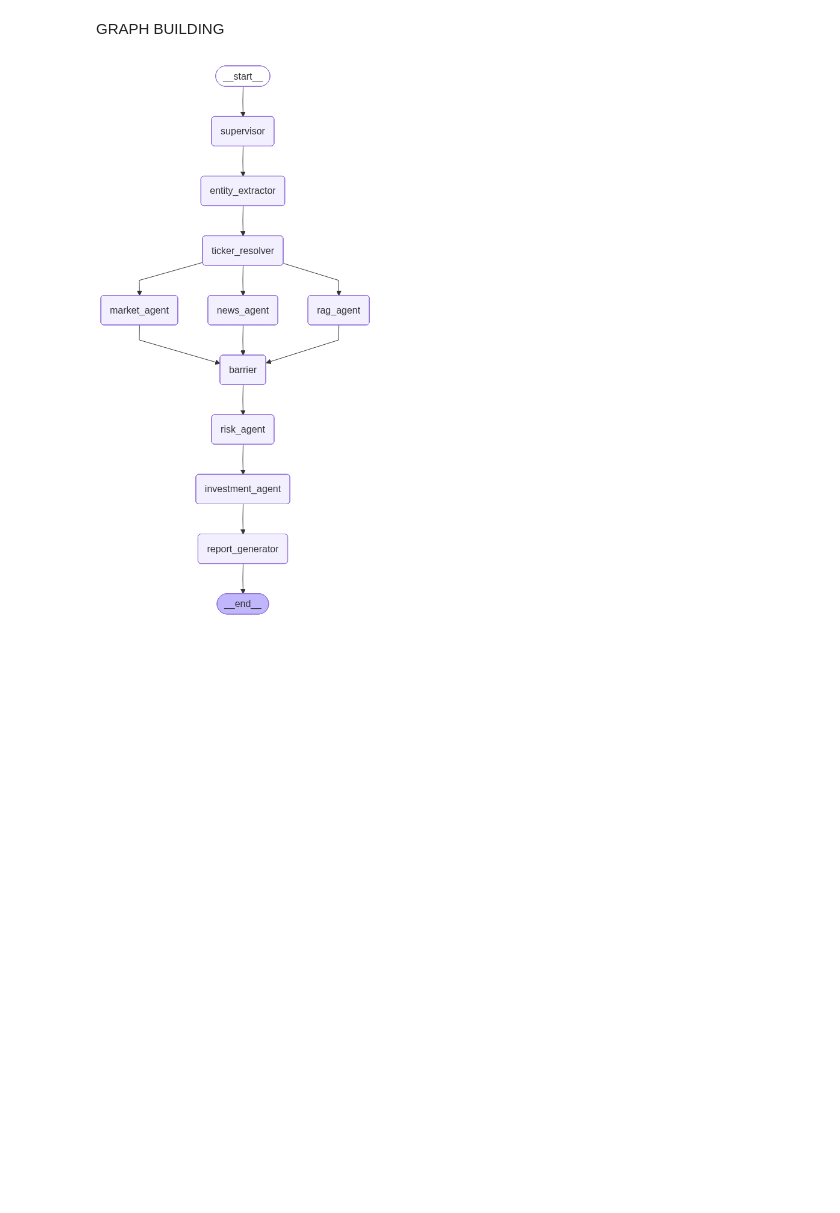
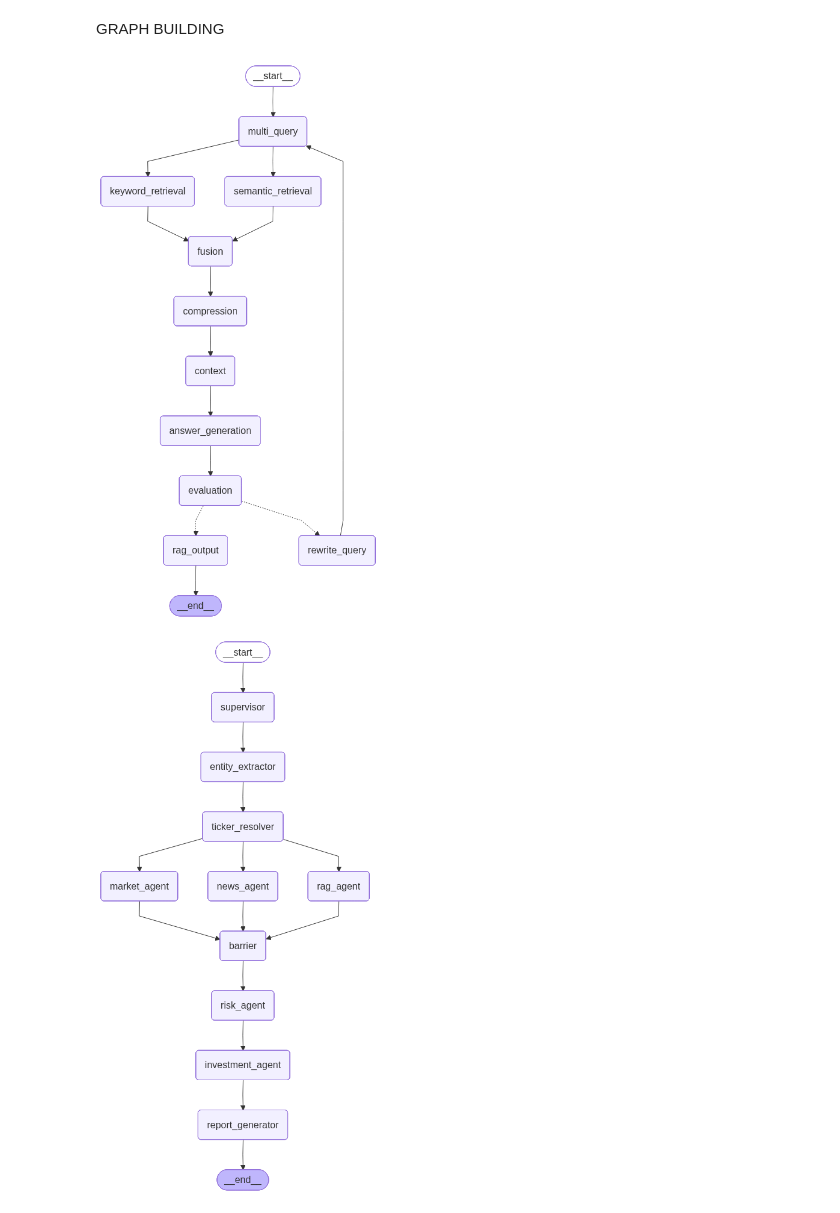
Before and after one commit to AkashSathe508/financial-analysis-agent, a Jupyter notebook: agent.ipynb, the cells around one changed output. Saved outputs shown, nothing was run; the diff lists cells and outputs as text; code cells hidden in the pictures; blank space fills up the shorter version.

Commit message:
Implemented advance rag technique like self rag

```diff
--- a/agent.ipynb
+++ b/agent.ipynb
@@ -126,6 +157,6 @@ vector_store = FAISS.from_documents(
     embedding=embedding_model
 )
 # %%
-retriever = vector_store.as_retriever(
+base_retriever = vector_store.as_retriever(
     search_kwargs={"k": 4}
 )
@@ -131,0 +170,4 @@ retriever = vector_store.as_retriever(
+# %%
+bm25_retriever = BM25Retriever.from_documents(chunks)
+# %%
+compressor = LLMChainExtractor.from_llm(fast_llm)
@@ -735,6 +1021,47 @@ def synchronization_barrier(state: FinancialState):
     }
 # %% [markdown]
 GRAPH BUILDING
+# %%
+builder = StateGraph(RAGState)
+
+builder.add_node("multi_query", multi_query_node)
+builder.add_node("semantic_retrieval", semantic_retrieval_node)
+builder.add_node("keyword_retrieval", keyword_retrieval_node)
+builder.add_node("fusion", fusion_node)
+builder.add_node("compression", compression_node)
+builder.add_node("context", context_node)
+builder.add_node("answer_generation", answer_generation_node)
+builder.add_node("evaluation", evaluation_node)
+builder.add_node("rewrite_query", rewrite_query_node)
+builder.add_node("rag_output",rag_output_node)
+
+#edges
+
+builder.add_edge(START, "multi_query")
+builder.add_edge("multi_query", "semantic_retrieval")
+builder.add_edge("multi_query", "keyword_retrieval")
+builder.add_edge(["semantic_retrieval", "keyword_retrieval"],"fusion")
+builder.add_edge("fusion", "compression")
+builder.add_edge("compression", "context")
+builder.add_edge("context", "answer_generation")
+builder.add_edge("answer_generation", "evaluation")
+builder.add_conditional_edges(
+    "evaluation",
+    self_rag_router,
+    {
+        "rewrite_query": "rewrite_query",
+
+        "rag_output": "rag_output"
+    }
+)
+builder.add_edge("rewrite_query","multi_query")
+builder.add_edge("rag_output",END)
+
+rag_graph = builder.compile()
+# %%
+rag_graph
+# %% [output]
+[figure, added]
 # %%
 builder = StateGraph(FinancialState)
 
```
Also changed, not shown: parts of 50 cells of this notebook, 3 other files.
